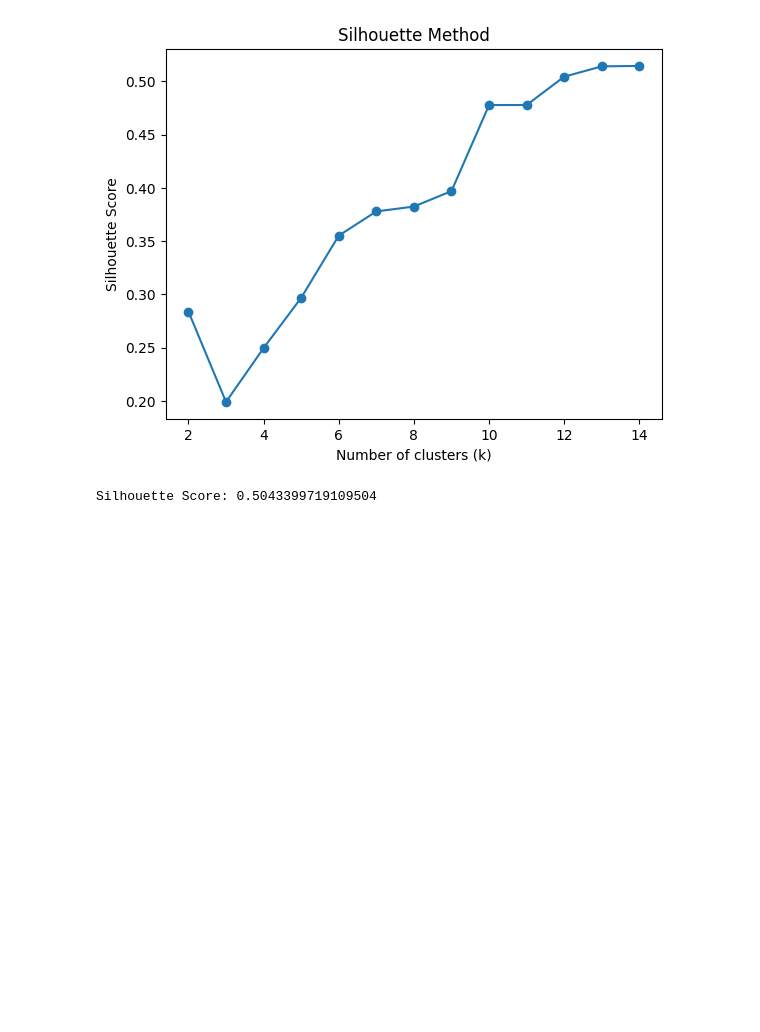
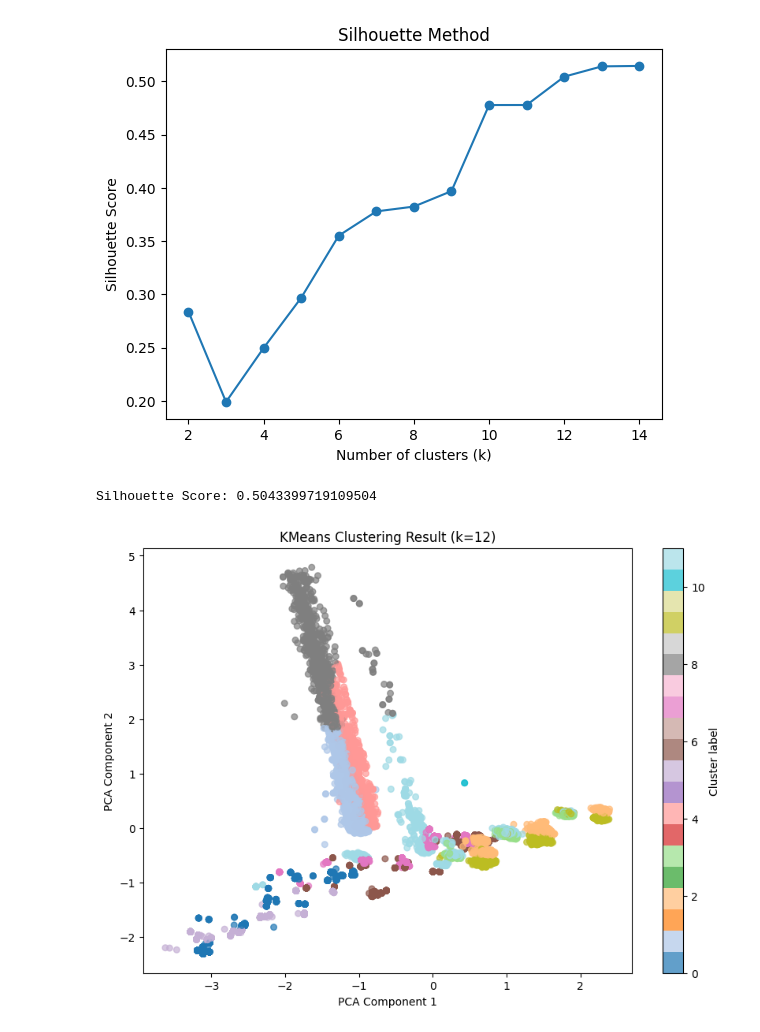
Before and after one commit to ahmedhoucine/AI-Project, a Jupyter notebook: clustering/k-means.ipynb, the cells around one changed output. Cells and saved outputs as stored; diff of their text form; code cells hidden in the pictures; blank space fills up the shorter version.

```diff
--- a/clustering/k-means.ipynb
+++ b/clustering/k-means.ipynb
@@ -67,3 +67,21 @@ score = silhouette_score(data_scaled, labels)
 print("Silhouette Score:", score)
 # %% [output]
 Silhouette Score: 0.5043399719109504
+# %%
+import matplotlib.pyplot as plt
+from sklearn.decomposition import PCA
+
+# Reduce data to 2D for visualization
+pca = PCA(n_components=2, random_state=42)
+data_2d = pca.fit_transform(data_scaled)
+
+# Plot
+plt.figure(figsize=(10, 7))
+scatter = plt.scatter(data_2d[:, 0], data_2d[:, 1], c=labels, cmap='tab20', s=30, alpha=0.7)
+plt.title(f'KMeans Clustering Result (k={optimal_k})')
+plt.xlabel('PCA Component 1')
+plt.ylabel('PCA Component 2')
+plt.colorbar(scatter, label='Cluster label')
+plt.show()
+# %% [output]
+[figure, added]
```
Also changed, not shown: parts of 2 cells of this notebook, 4 other files.
